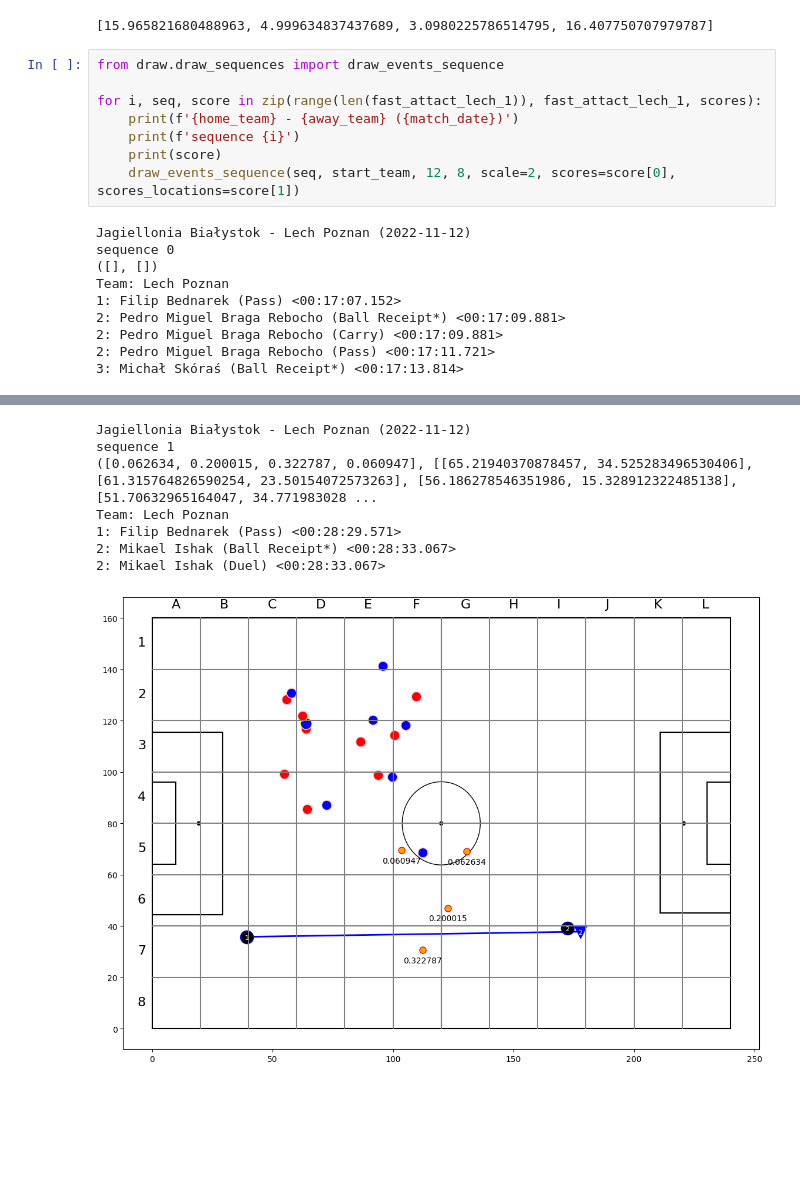
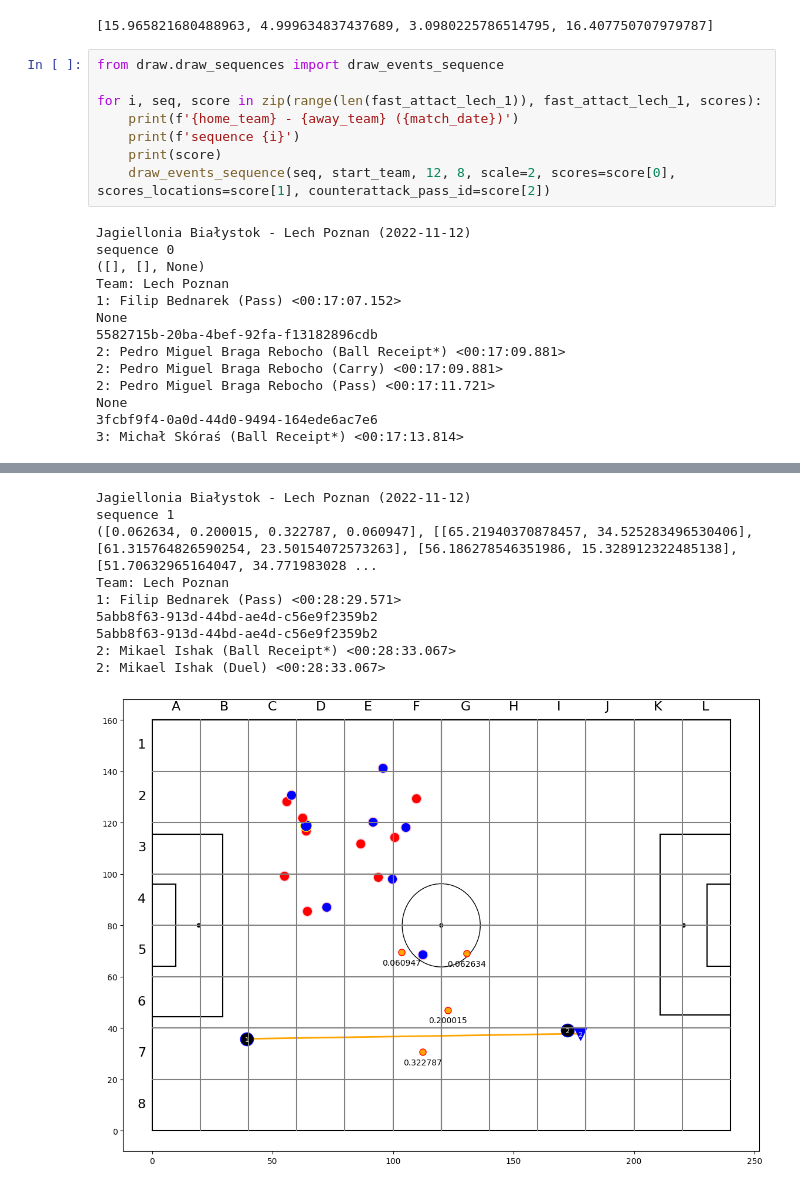
Before and after one commit to mattyl006/sport-data-science, a Jupyter notebook: find_fast_actions_lech-jagiellonia.ipynb, the cells around one changed output, grey strips where cells are left out. Drawn from its saved outputs; the diff is of its cells as text; blank space fills up the shorter version.

Commit message:
mark counter attack pass

```diff
--- a/find_fast_actions_lech-jagiellonia.ipynb
+++ b/find_fast_actions_lech-jagiellonia.ipynb
@@ -80,30 +80,36 @@ scores  = [metric_fast_sequence(s, 'Lech Poznan', start_team, 1) for s in fast_a
 # %%
 from draw.draw_sequences import draw_events_sequence
 
 for i, seq, score in zip(range(len(fast_attact_lech_1)), fast_attact_lech_1, scores):
     print(f'{home_team} - {away_team} ({match_date})')
     print(f'sequence {i}')
     print(score)
-    draw_events_sequence(seq, start_team, 12, 8, scale=2, scores=score[0], scores_locations=score[1])
+    draw_events_sequence(seq, start_team, 12, 8, scale=2, scores=score[0], scores_locations=score[1], counterattack_pass_id=score[2])
 # %% [output]
 Jagiellonia Białystok - Lech Poznan (2022-11-12)
 sequence 0
-([], [])
+([], [], None)
 Team: Lech Poznan
 1: Filip Bednarek (Pass) <00:17:07.152>
+None
+5582715b-20ba-4bef-92fa-f13182896cdb
 2: Pedro Miguel Braga Rebocho (Ball Receipt*) <00:17:09.881>
 2: Pedro Miguel Braga Rebocho (Carry) <00:17:09.881>
 2: Pedro Miguel Braga Rebocho (Pass) <00:17:11.721>
+None
+3fcbf9f4-0a0d-44d0-9494-164ede6ac7e6
 3: Michał Skóraś (Ball Receipt*) <00:17:13.814>
 [figure]
 Jagiellonia Białystok - Lech Poznan (2022-11-12)
 sequence 1
 ([0.062634, 0.200015, 0.322787, 0.060947], [[65.21940370878457, 34.525283496530406], [61.315764826590254, 23.50154072573263], [56.186278546351986, 15.328912322485138], [51.70632965164047, 34.771983028 ...
 Team: Lech Poznan
 1: Filip Bednarek (Pass) <00:28:29.571>
+5abb8f63-913d-44bd-ae4d-c56e9f2359b2
+5abb8f63-913d-44bd-ae4d-c56e9f2359b2
 2: Mikael Ishak (Ball Receipt*) <00:28:33.067>
 2: Mikael Ishak (Duel) <00:28:33.067>
-[figure, old version]
+[figure, new version]
 # %%
 from draw.draw_sequences import draw_events_sequence
 from sequences.find_fast_actions import find_fast_actions
```
Also changed, not shown: parts of 3 cells of this notebook, 2 other files.
